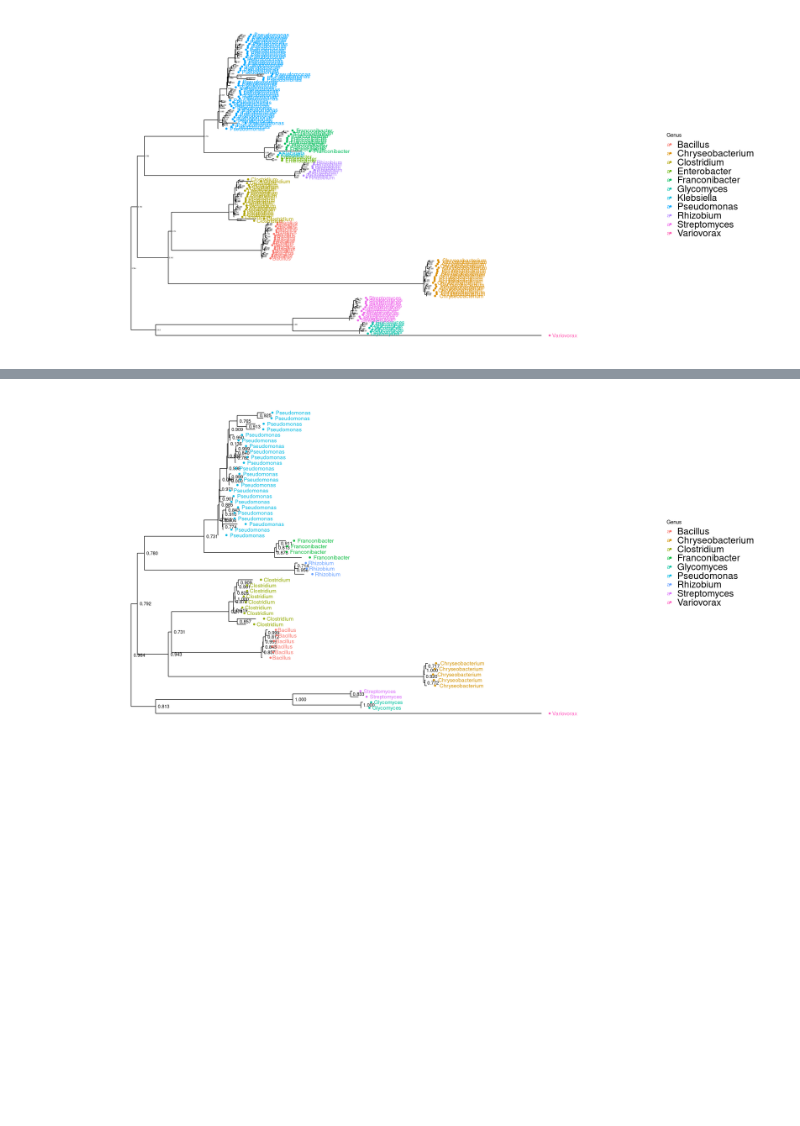
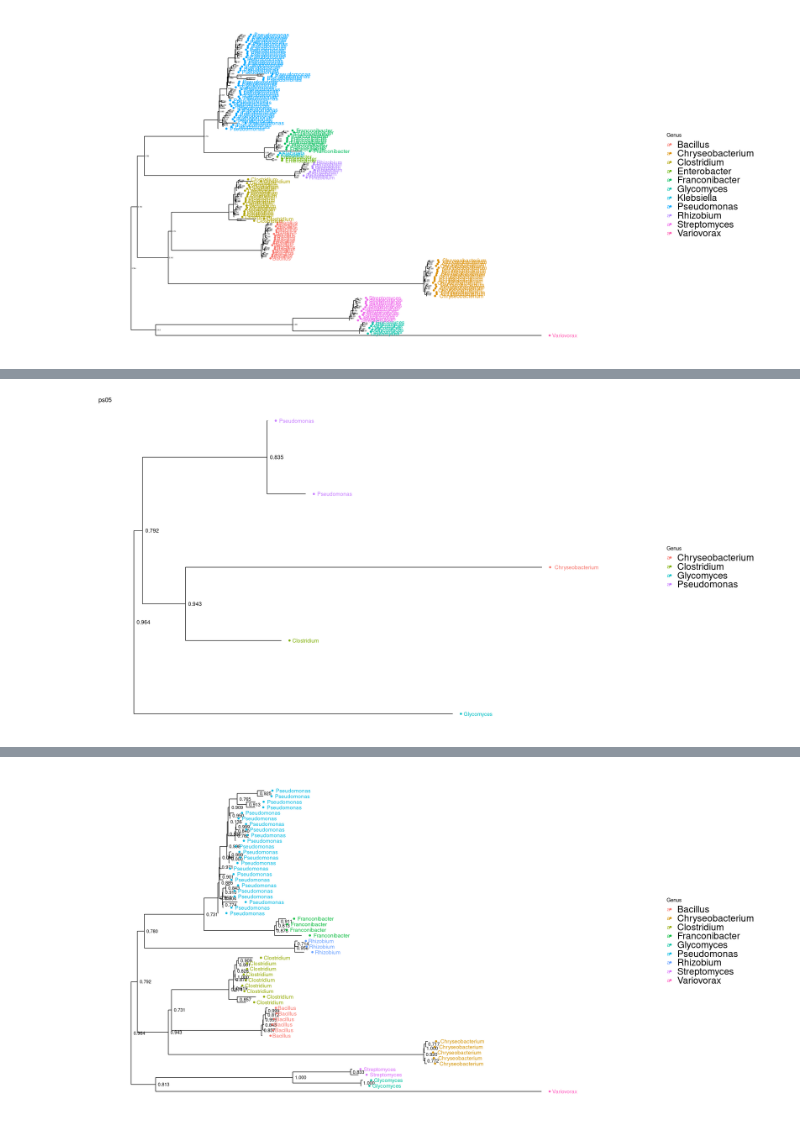
Before and after one commit to danchurch/sphagnumCUEmetabarcoding, a Jupyter notebook: sequenceAnalysis/firstLookPeat16s.ipynb, the cells around one changed output, grey strips where cells are left out. Cells and saved outputs as stored; diff of their text form; code cells hidden in the pictures; blank space fills up the shorter version.

```diff
--- a/sequenceAnalysis/firstLookPeat16s.ipynb
+++ b/sequenceAnalysis/firstLookPeat16s.ipynb
@@ -306,0 +306,14 @@ That is hard to read, but essentially we see a lot of splitting of our mock comm
+# %%
+ps05 <- tip_glom(ps.inTree, h=0.05)
+phyObj <- ps05
+phyName <- deparse(substitute(ps05))
+# %%
+sampleName <- "S43"
+mcASVs <- names(getMCgenera(sampleName, phyObj)[[2]])
+psControls = prune_samples(sampleName, phyObj)
+psControls = prune_taxa(mcASVs, psControls)
+plot_tree(psControls, color="Genus", label.tips="Genus", ladderize="left", text.size=4) +
+theme( legend.text = element_text(size=20))  +
+ggtitle(phyName)
+# %% [output]
+[figure, added]
```
Also changed, not shown: parts of 12 cells of this notebook, 1 other file.
